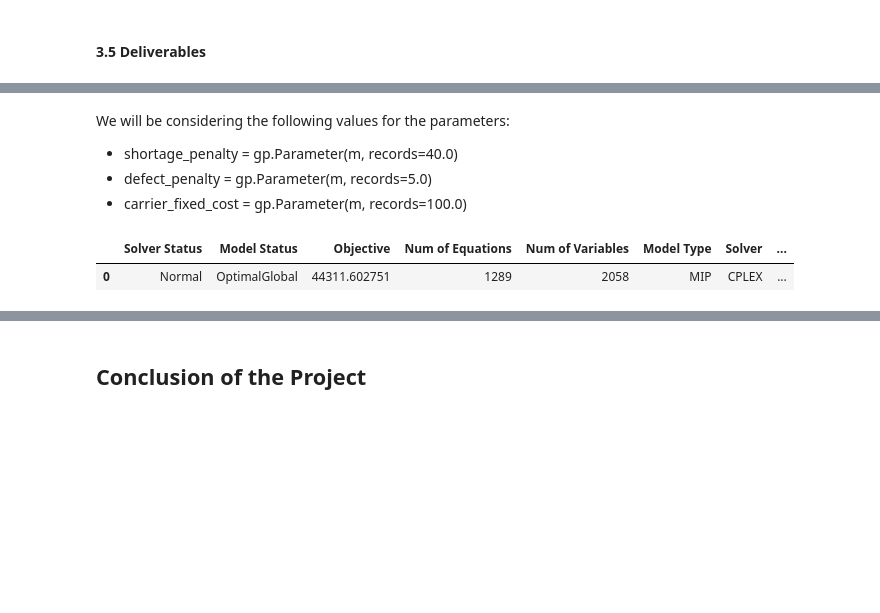
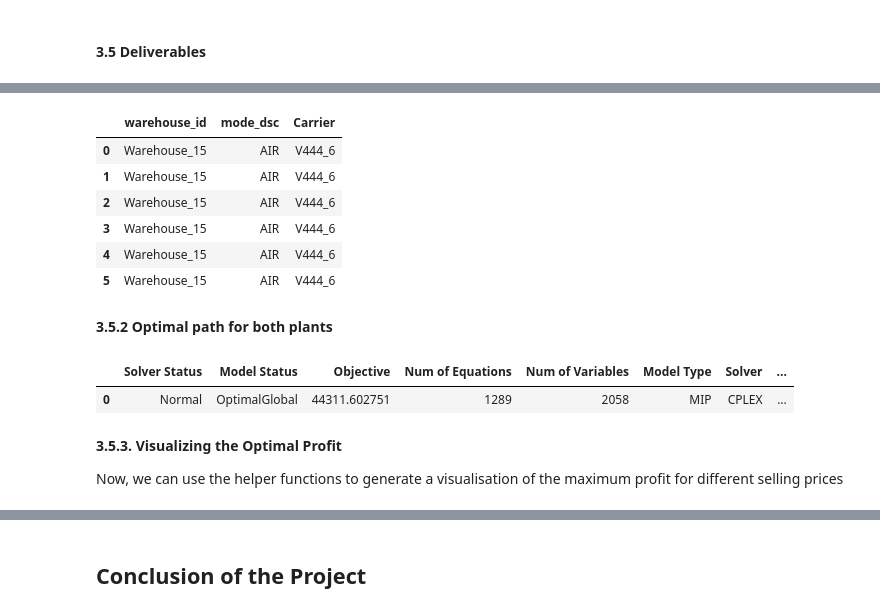
Before and after one commit to ashvin-a/Final-Project-524, a Jupyter notebook: src/main.ipynb, the cells around one changed output, grey strips where cells are left out. Drawn from its saved outputs; the diff is of its cells as text; code cells hidden in the pictures; blank space fills up the shorter version.

```diff
--- a/src/main.ipynb
+++ b/src/main.ipynb
@@ -661 +1155,23 @@ Now, lets try putting in the original data that we cleansed and tweaked accordin
+# %%
+optimal_flows = f_flow_bootco.records[f_flow_bootco.records["level"] > 0].copy()
+optimal_flows.rename(columns={"p": "dest_port_cd", "w": "warehouse_id", "k": "mode_dsc"}, inplace=True)
+final_result_bootco = pd.merge(
+    optimal_flows,
+    df_freight[["dest_port_cd", "warehouse_id", "mode_dsc", "Carrier"]],
+    on=["warehouse_id", "mode_dsc"],
+    how="left"
+)
+final_result_bootco[["warehouse_id", "mode_dsc", "Carrier"]]
+# y_ship_bootco.records[y_ship_bootco.records["level"] > 0]
+# Optimal Path --> BootCo --> PORT04 --> V444_6 --> Warehouse_15
+# %% [output]
+|  | warehouse_id | mode_dsc | Carrier |
+| 0 | Warehouse_15 | AIR | V444_6 |
+| 1 | Warehouse_15 | AIR | V444_6 |
+| 2 | Warehouse_15 | AIR | V444_6 |
+| 3 | Warehouse_15 | AIR | V444_6 |
+| 4 | Warehouse_15 | AIR | V444_6 |
+| 5 | Warehouse_15 | AIR | V444_6 |
+# %% [markdown]
+**3.5.2 Optimal path for both plants**
 # %%
@@ -873,10 +1390,4 @@ def get_optimised_profit(shoeco_production_cost: int, bootco_production_cost: in
   )
 
   return optimal_path_model.solve()
-# %% [markdown]
-We will be considering the following values for the parameters:
-
-- shortage_penalty = gp.Parameter(m, records=40.0)
-- defect_penalty = gp.Parameter(m, records=5.0)
-- carrier_fixed_cost = gp.Parameter(m, records=100.0)
 # %%
@@ -900,0 +1411,4 @@ get_optimised_profit(shoeco_production_cost=150,
+# %% [markdown]
+**3.5.3. Visualizing the Optimal Profit**
+
+Now, we can use the helper functions to generate a visualisation of the maximum profit for different selling prices
```
Also changed, not shown: parts of 20 cells of this notebook.
